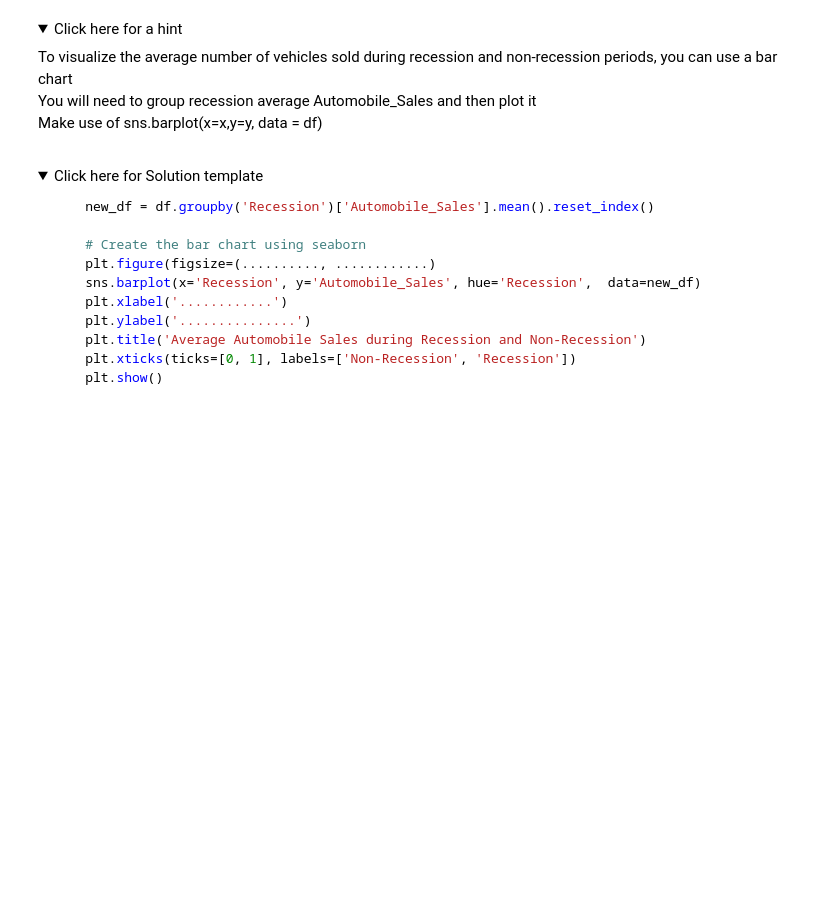
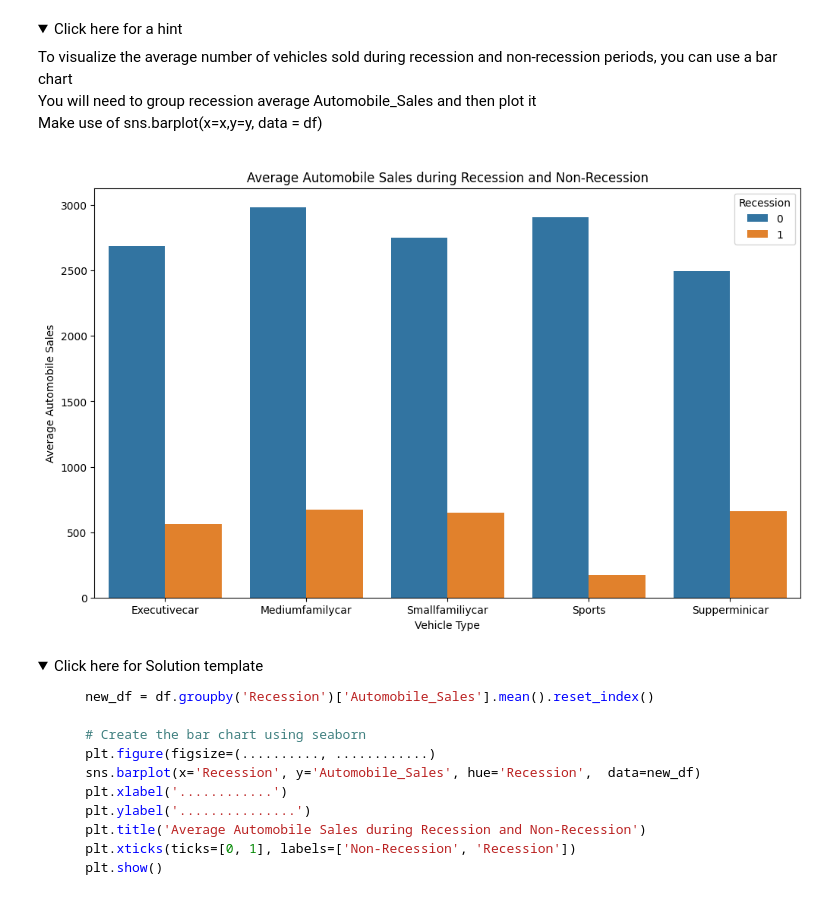
Before and after one commit to Albertosogasol/IBM_DataScience, a Jupyter notebook: T8M5_Assignment/Part1/DV0101EN-Final-Assign-Part1.ipynb, the cells around one changed output. Saved outputs shown, nothing was run; the diff lists cells and outputs as text; code cells hidden in the pictures; folded sections open; blank space fills up the shorter version.

```diff
--- a/T8M5_Assignment/Part1/DV0101EN-Final-Assign-Part1.ipynb
+++ b/T8M5_Assignment/Part1/DV0101EN-Final-Assign-Part1.ipynb
@@ -388,6 +403,23 @@ Save this plot as "Line_Plot_2.png"</span><br>
         <br> You will need to group recession average Automobile_Sales and then plot it<br>
     Make use of sns.barplot(x=x,y=y, data = df)</p>
 </details>
+# %%
+# Agrupar los datos para calcular la venta promedio de automóviles durante recesión y no recesión
+new_df = df.groupby(['Recession', 'Vehicle_Type'])['Automobile_Sales'].mean().reset_index()
+
+# Crear el gráfico de barras usando seaborn
+plt.figure(figsize=(12, 7))
+sns.barplot(x='Vehicle_Type', y='Automobile_Sales', hue='Recession', data=new_df)
+
+# Etiquetas y título
+plt.xlabel('Vehicle Type')
+plt.ylabel('Average Automobile Sales')
+plt.title('Average Automobile Sales during Recession and Non-Recession')
+
+# Mostrar el gráfico
+plt.show()
+# %% [output]
+[figure, added]
 # %% [markdown]
 <details>
     <summary>Click here for Solution template</summary>
```
Also changed, not shown: parts of 3 cells of this notebook, 1 other file.
